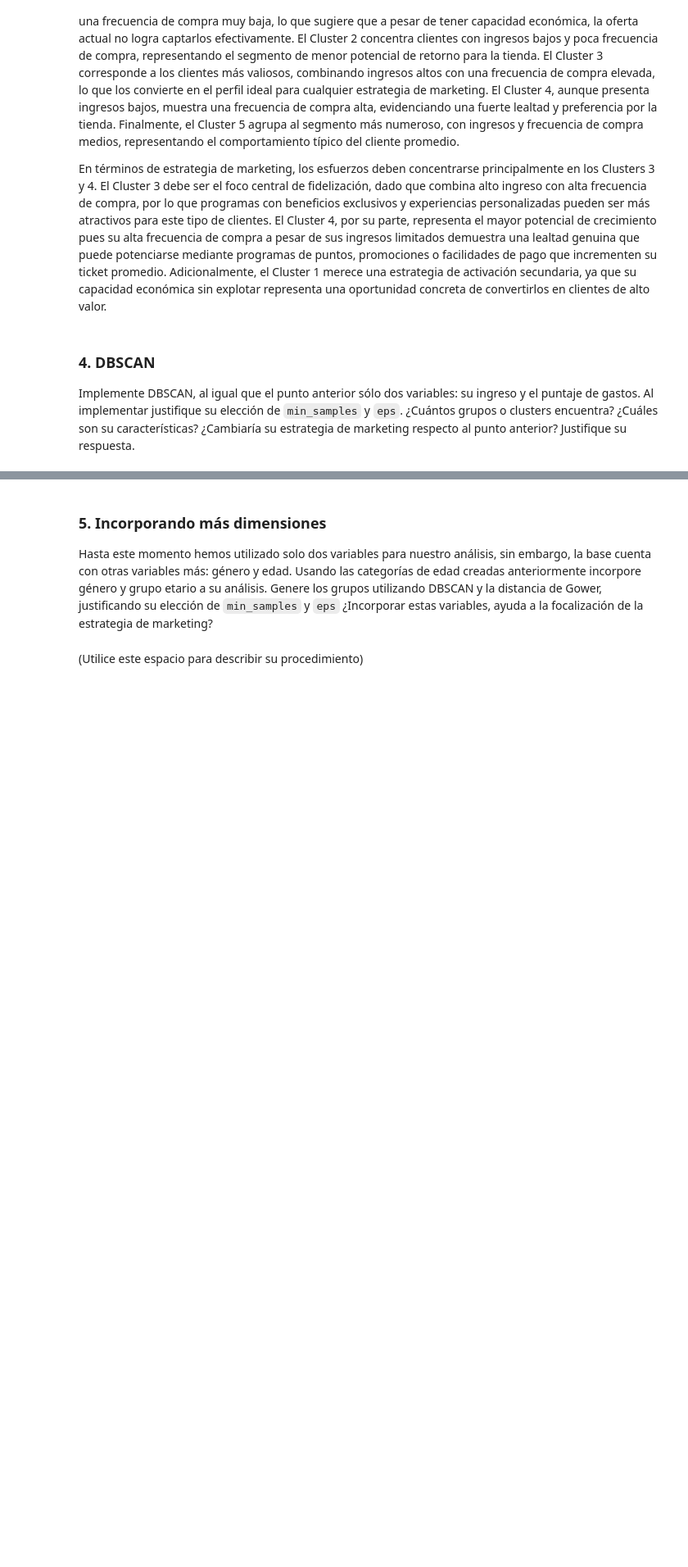
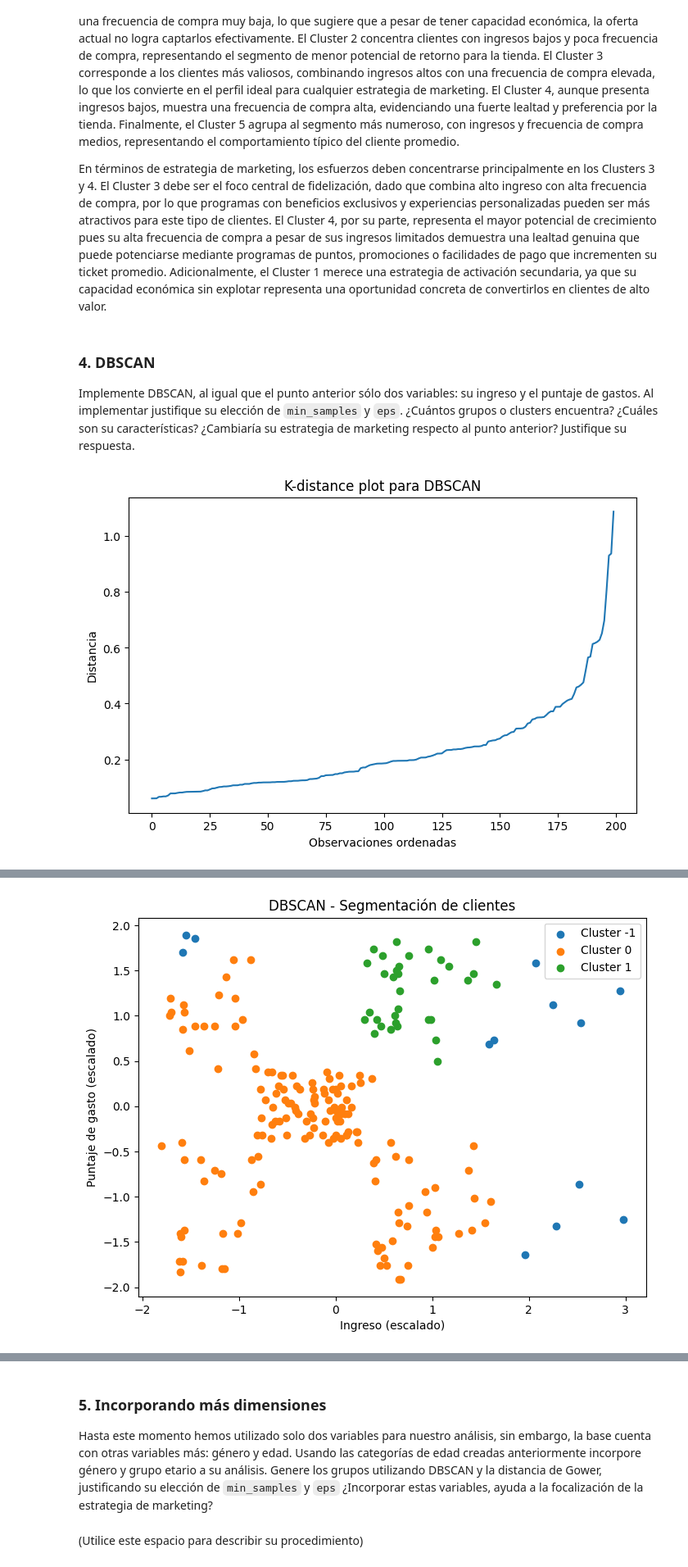
Before and after one commit to camto-24/Taller-2-Aprendizaje-no-supervisado, a Jupyter notebook: S4_Taller_Jerarquico_DBSCAN.ipynb, the cells around one changed output, grey strips where cells are left out. Shown at 82% size. Saved outputs shown, nothing was run; the diff lists cells and outputs as text; code cells hidden in the pictures; blank space fills up the shorter version.

```diff
--- a/S4_Taller_Jerarquico_DBSCAN.ipynb
+++ b/S4_Taller_Jerarquico_DBSCAN.ipynb
@@ -365,0 +296,67 @@ data.groupby('cluster_dbscan')[['ingreso','gasto_score']].mean()
+# %%
+# librerias
+
+from sklearn.cluster import DBSCAN
+from sklearn.neighbors import NearestNeighbors
+from sklearn.preprocessing import StandardScaler
+
+# Variables
+
+X = data[['Ingreso', 'Puntaje_Gasto']].copy()
+
+# Estandarización
+scaler = StandardScaler()
+X_scaled = scaler.fit_transform(X)
+
+# K-DISTANCE (para eps)
+
+k = 4
+
+neigh = NearestNeighbors(n_neighbors=k)
+nbrs = neigh.fit(X_scaled)
+
+distancias, _ = nbrs.kneighbors(X_scaled)
+
+distancias = np.sort(distancias[:, k-1])
+
+# gráfico
+plt.figure(figsize=(8,5))
+plt.plot(distancias)
+plt.title("K-distance plot para DBSCAN")
+plt.xlabel("Observaciones ordenadas")
+plt.ylabel("Distancia")
+plt.show()
+
+# EPS
+eps_optimo = np.percentile(distancias, 90)
+print("eps sugerido:", eps_optimo)
+
+# DBSCAN
+db = DBSCAN(eps=eps_optimo, min_samples=4)
+clusters = db.fit_predict(X_scaled)
+
+data['Cluster_DBSCAN'] = clusters
+
+# Resultado
+
+print("\nClusters encontrados:")
+print(data['Cluster_DBSCAN'].value_counts())
+
+print("\nPromedios por cluster:")
+print(data.groupby('Cluster_DBSCAN')[['Ingreso', 'Puntaje_Gasto']].mean())
+
+# gráfico
+
+plt.figure(figsize=(8,6))
+
+for c in np.unique(clusters):
+    subset = X_scaled[clusters == c]
+    plt.scatter(subset[:,0], subset[:,1], label=f'Cluster {c}')
+
+plt.title("DBSCAN - Segmentación de clientes")
+plt.xlabel("Ingreso (escalado)")
+plt.ylabel("Puntaje de gasto (escalado)")
+plt.legend()
+plt.show()
+# %% [output]
+[figure, added]
@@ -366 +378,2 @@ data.groupby('cluster_dbscan')[['ingreso','gasto_score']].mean()
+[figure, added]
 # %% [markdown]
```
Also changed, not shown: parts of 5 cells of this notebook.
